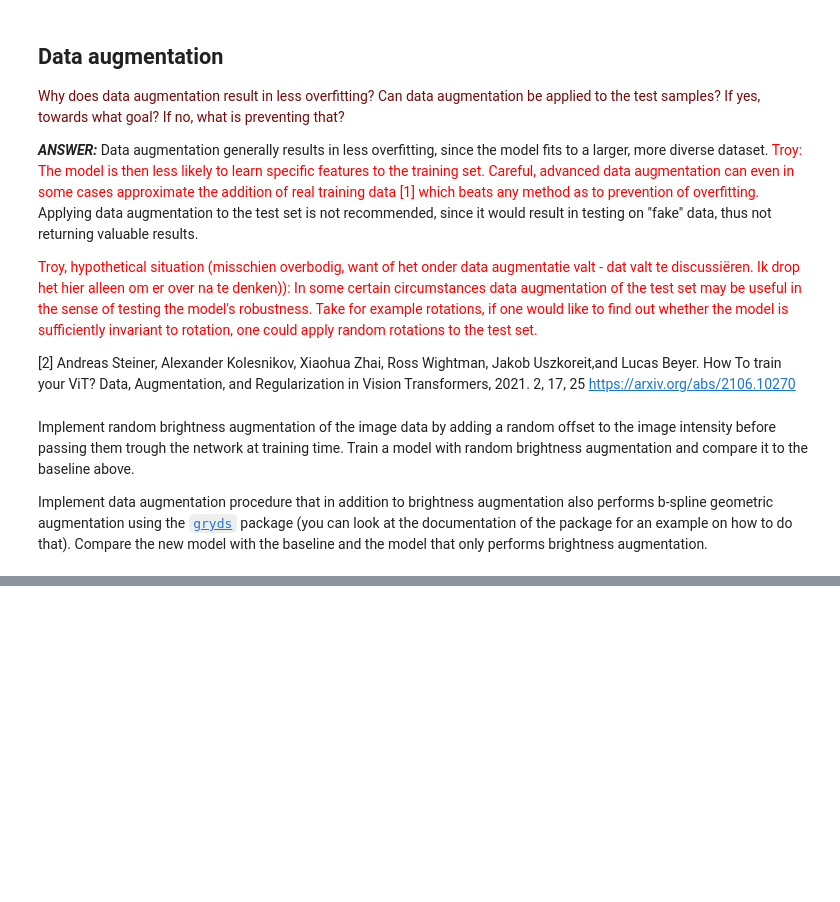
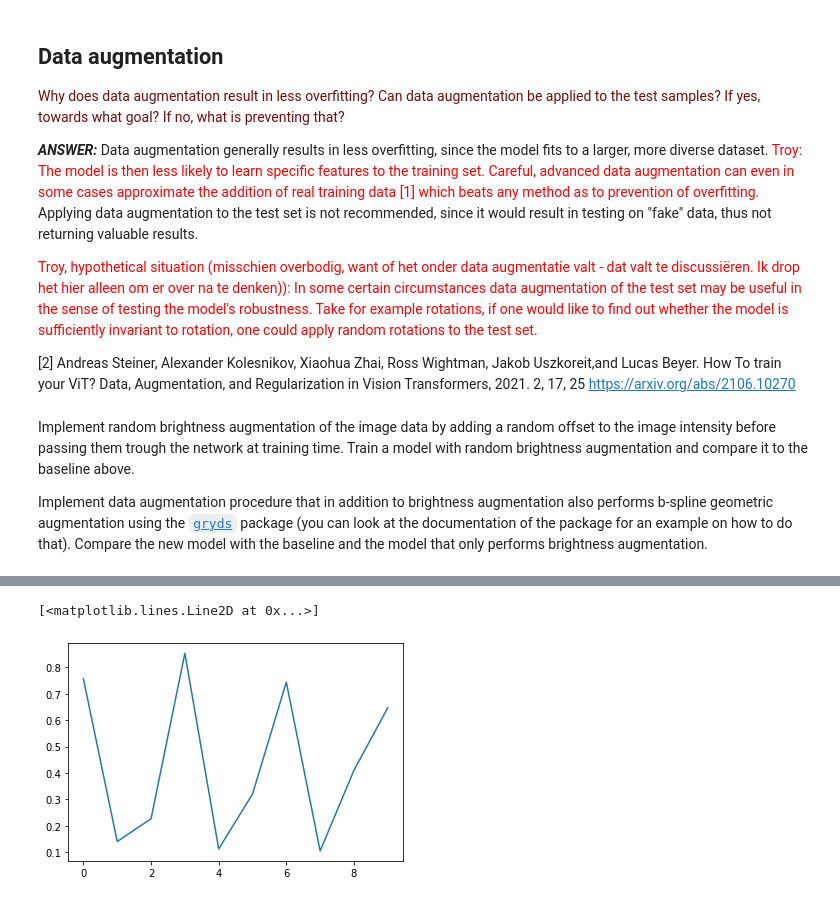
Before and after one commit to VincentV0/8dm50-machine-learning, a Jupyter notebook: practicals/week_4.ipynb, the cells around one changed output, grey strips where cells are left out. Cells and saved outputs as stored; diff of their text form; code cells hidden in the pictures; blank space fills up the shorter version.

```diff
--- a/practicals/week_4.ipynb
+++ b/practicals/week_4.ipynb
@@ -634,0 +622,5 @@ ModuleNotFoundError: No module named 'tensorflow_core.estimator'
+# %%
+plt.plot(history.history['accuracy'])  # gaat niet persé lekker bij B-spline, bij alleen offset gaat t fine
+# %% [output]
+[<matplotlib.lines.Line2D at 0x...>]
+[figure, added]
```
Also changed, not shown: parts of 1 cell of this notebook, 1 other file.
